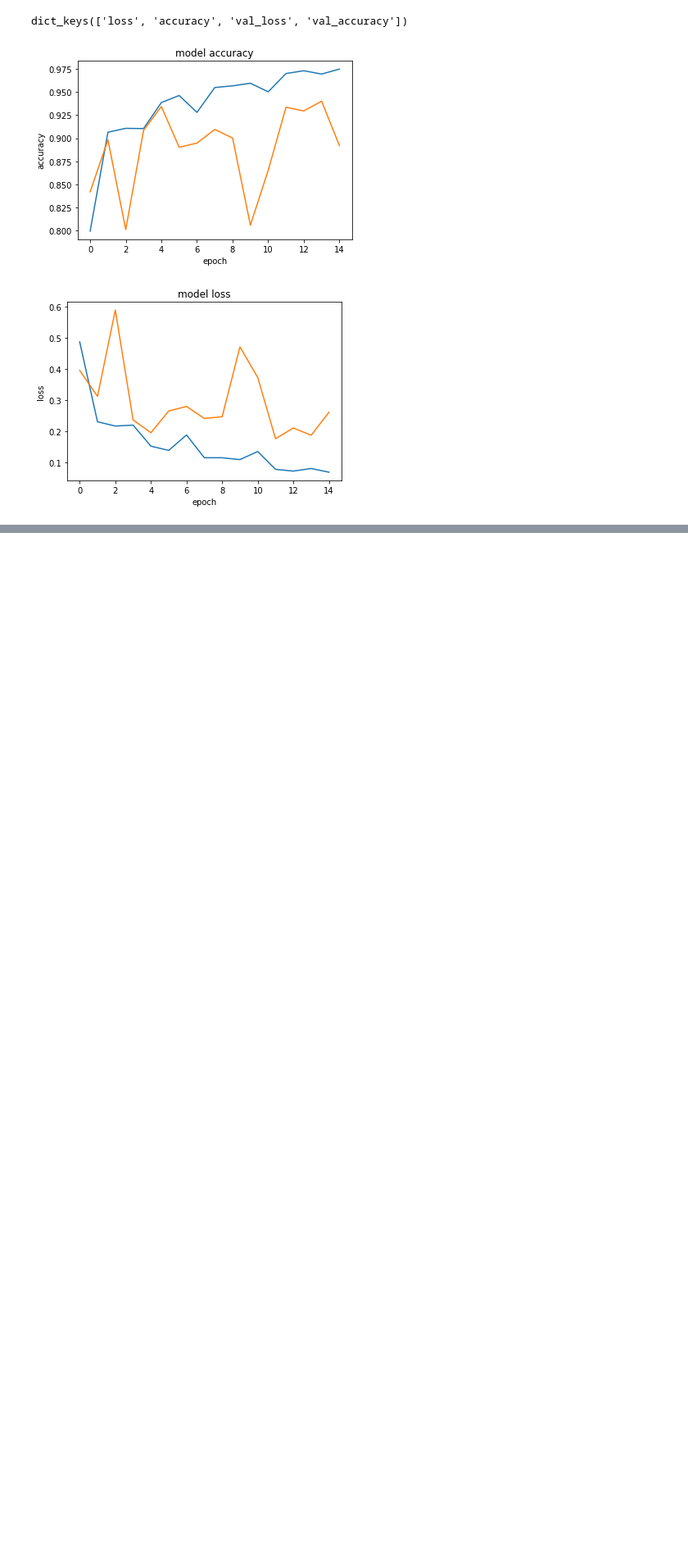
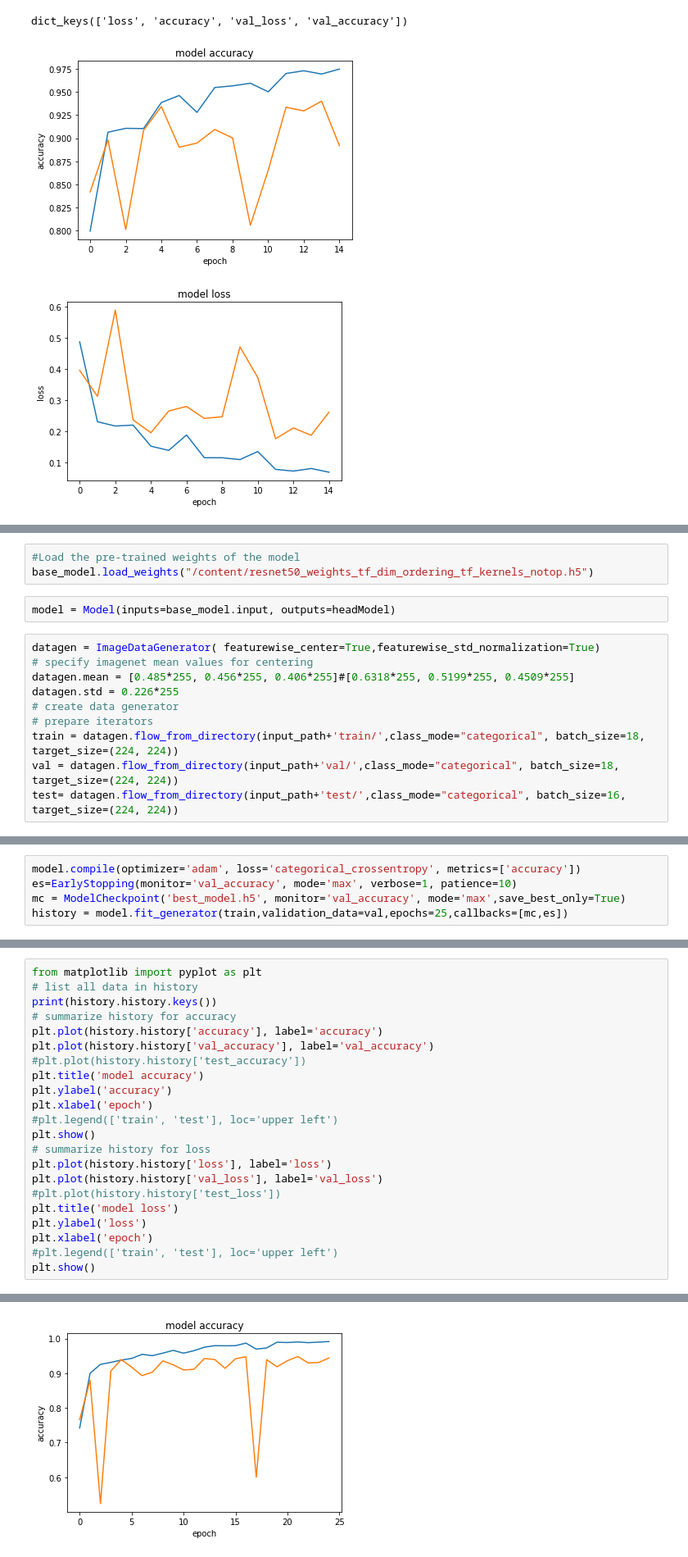
Before and after one commit to MohmedAAK/-Advanced-computer-vision-v1, a Jupyter notebook: Advanced computer vision/team1/challenges/kaggle_dataset_to_colab_CAT_DOG_CHALLANGE.ipynb, the cells around one changed output, grey strips where cells are left out. Shown at 82% size. Drawn from its saved outputs; the diff is of its cells as text; blank space fills up the shorter version.

```diff
--- a/Advanced computer vision/team1/challenges/kaggle_dataset_to_colab_CAT_DOG_CHALLANGE.ipynb
+++ b/Advanced computer vision/team1/challenges/kaggle_dataset_to_colab_CAT_DOG_CHALLANGE.ipynb
@@ -1348,0 +1484,15 @@ dict_keys(['loss', 'accuracy', 'val_loss', 'val_accuracy'])
+# %%
+#Load the pre-trained weights of the model
+base_model.load_weights("/content/resnet50_weights_tf_dim_ordering_tf_kernels_notop.h5")
+# %%
+model = Model(inputs=base_model.input, outputs=headModel)
+# %%
+datagen = ImageDataGenerator( featurewise_center=True,featurewise_std_normalization=True)
+# specify imagenet mean values for centering
+datagen.mean = [0.485*255, 0.456*255, 0.406*255]#[0.6318*255, 0.5199*255, 0.4509*255]
+datagen.std = 0.226*255
+# create data generator
+# prepare iterators
+train = datagen.flow_from_directory(input_path+'train/',class_mode="categorical", batch_size=18, target_size=(224, 224))
+val = datagen.flow_from_directory(input_path+'val/',class_mode="categorical", batch_size=18, target_size=(224, 224))
+test= datagen.flow_from_directory(input_path+'test/',class_mode="categorical", batch_size=16, target_size=(224, 224))
@@ -1348,0 +1503,5 @@ dict_keys(['loss', 'accuracy', 'val_loss', 'val_accuracy'])
+# %%
+model.compile(optimizer='adam', loss='categorical_crossentropy', metrics=['accuracy'])
+es=EarlyStopping(monitor='val_accuracy', mode='max', verbose=1, patience=10)
+mc = ModelCheckpoint('best_model.h5', monitor='val_accuracy', mode='max',save_best_only=True)
+history = model.fit_generator(train,validation_data=val,epochs=25,callbacks=[mc,es])
@@ -1348,0 +1532,23 @@ dict_keys(['loss', 'accuracy', 'val_loss', 'val_accuracy'])
+# %%
+from matplotlib import pyplot as plt
+# list all data in history
+print(history.history.keys())
+# summarize history for accuracy
+plt.plot(history.history['accuracy'], label='accuracy')
+plt.plot(history.history['val_accuracy'], label='val_accuracy')
+#plt.plot(history.history['test_accuracy'])
+plt.title('model accuracy')
+plt.ylabel('accuracy')
+plt.xlabel('epoch')
+#plt.legend(['train', 'test'], loc='upper left')
+plt.show()
+# summarize history for loss
+plt.plot(history.history['loss'], label='loss')
+plt.plot(history.history['val_loss'], label='val_loss')
+#plt.plot(history.history['test_loss'])
+plt.title('model loss')
+plt.ylabel('loss')
+plt.xlabel('epoch')
+#plt.legend(['train', 'test'], loc='upper left')
+plt.show()
+# %% [output]
@@ -1348,0 +1556 @@ dict_keys(['loss', 'accuracy', 'val_loss', 'val_accuracy'])
+[figure, added]
```
Also changed, not shown: parts of 46 cells of this notebook.
